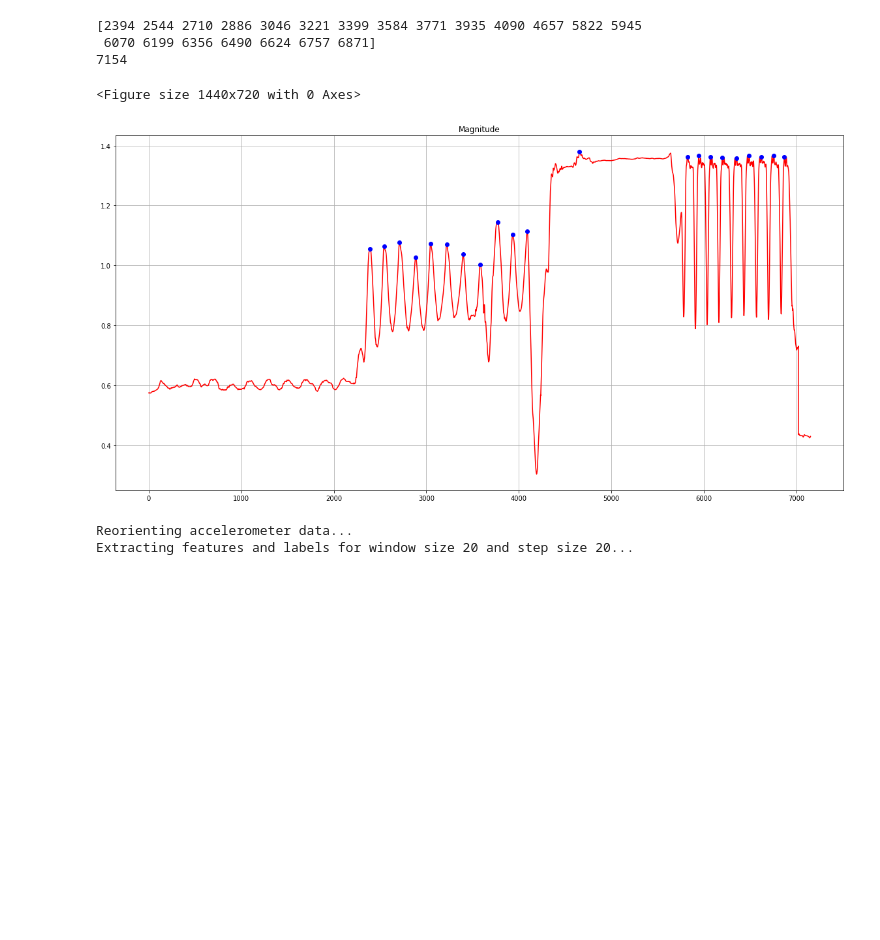
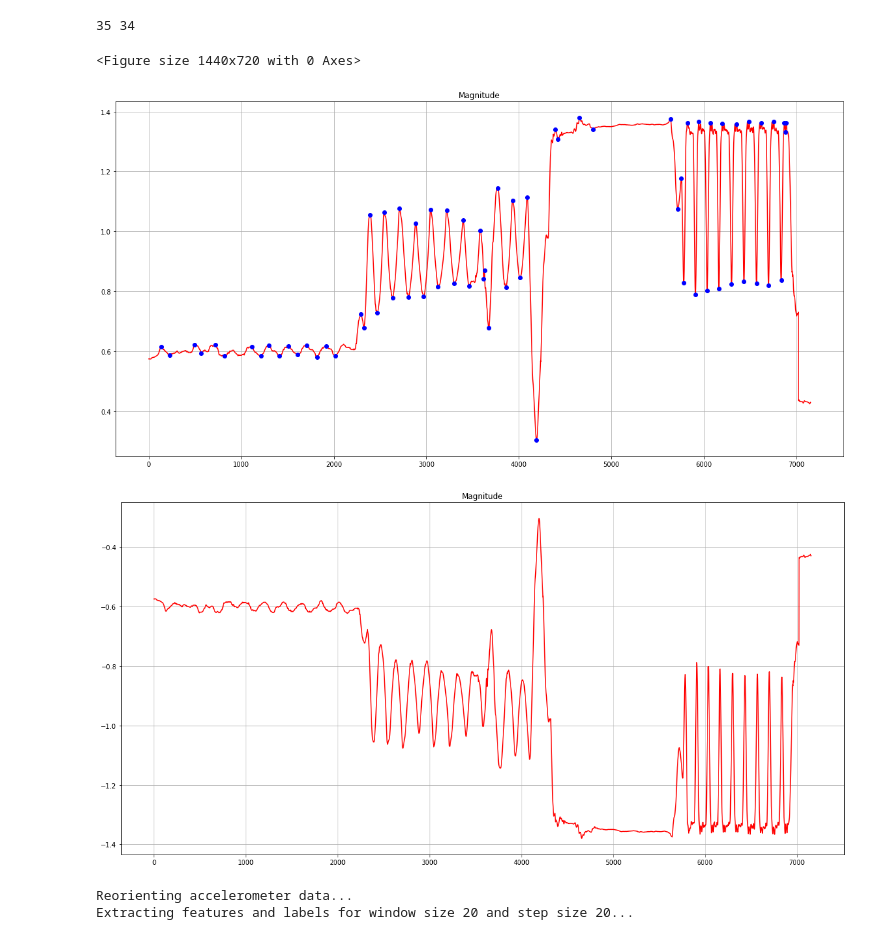
Before and after one commit to ymekky/final-tyk, a Jupyter notebook: test.ipynb, the cells around one changed output. Saved outputs shown, nothing was run; the diff lists cells and outputs as text; code cells hidden in the pictures; blank space fills up the shorter version.

```diff
--- a/test.ipynb
+++ b/test.ipynb
@@ -17,7 +17,7 @@ from features import extract_features
 from util import slidingWindow, reorient, reset_vars
 import pickle
 import scipy
-from scipy.signal import find_peaks
+from scipy.signal import find_peaks, argrelmin
 from matplotlib import collections  as mc
 
 accel_file = 'data'
@@ -26,42 +26,57 @@ qx, qy, qz, qw, yaw, roll, pitch, timestamps = pull_orientation_data(accel_file,
 plt.figure(figsize=(20,10))
 pl.plot(range(0,len(qx)), qx, 'r-',label='x data')
 pl.plot(range(0,len(qx)), qy, 'g-',label='y data')
 pl.plot(range(0,len(qx)), qz, 'b-',label='z data')
 pl.plot(range(0,len(qx)), qw, 'o-',label='w data')
 plt.title("test data")
 plt.legend(loc = "upper left")
 plt.grid()
 plt.show()
 
 plt.figure(figsize=(20,10))
 magnitude = []
 for i in range(len(qx)):
     magnitude.append((qx[i]**2+qy[i]**2+qx[i]**2+qz[i]**2)**(1/2))
-peaks = find_peaks(magnitude,prominence=0.15) #set prominence to eliminate small oscillating peaks
-print(peaks[0])
-print(len(magnitude))
+peaks = find_peaks(magnitude,prominence=0.025) #set prominence to eliminate small oscillating peaks
+troughs = find_peaks(-1*np.array(magnitude),prominence=0.025)
+#peaks = find_peaks(magnitude,height=0.15)
+#print(peaks[0])
+#print(len(magnitude))
+print(len(peaks[0]),len(troughs[0]))
 coordinatesX, coordinatesY = [],[]
 coordinatesX = peaks[0]
+troughsX = troughs[0]
+troughsY = []
 j = 0
+z = 0
 for i in range(0,len(magnitude)):
-    if j >= len(peaks[0]):
+    if j >= len(peaks[0]) and z >= len(troughs[0]):
         break
-    if i == peaks[0][j]:
+    if j < len(peaks[0]) and i == peaks[0][j]:
         coordinatesY.append(magnitude[peaks[0][j]])
         j += 1
+    if z < len(troughs[0]) and i == troughs[0][z]:
+        troughsY.append(magnitude[troughs[0][z]])
+        z += 1
 plt.figure(figsize=(20,10))
 pl.plot(range(0,len(qx)), magnitude, 'r-')
 pl.plot(coordinatesX, coordinatesY, 'bo',label='step counted')
+pl.plot(troughsX, troughsY, 'bo',label='step counted')
 plt.title("Magnitude")
 plt.grid()
 plt.show()
+
+plt.figure(figsize=(20,10))
+pl.plot(range(0,len(qx)), -1*np.array(magnitude), 'r-')
+plt.title("Magnitude")
+plt.grid()
+plt.show()
 # %% [output]
 [figure]
-[2394 2544 2710 2886 3046 3221 3399 3584 3771 3935 4090 4657 5822 5945
- 6070 6199 6356 6490 6624 6757 6871]
-7154
+35 34
 <Figure size 1440x720 with 0 Axes>
-[figure, old version]
+[figure, new version]
+[figure, added]
 # %%
 loaded_model = pickle.load(open("classifier.pickle", 'rb'))
 print("Reorienting accelerometer data...")
```
Also changed, not shown: parts of 1 cell of this notebook, 2 other files.
